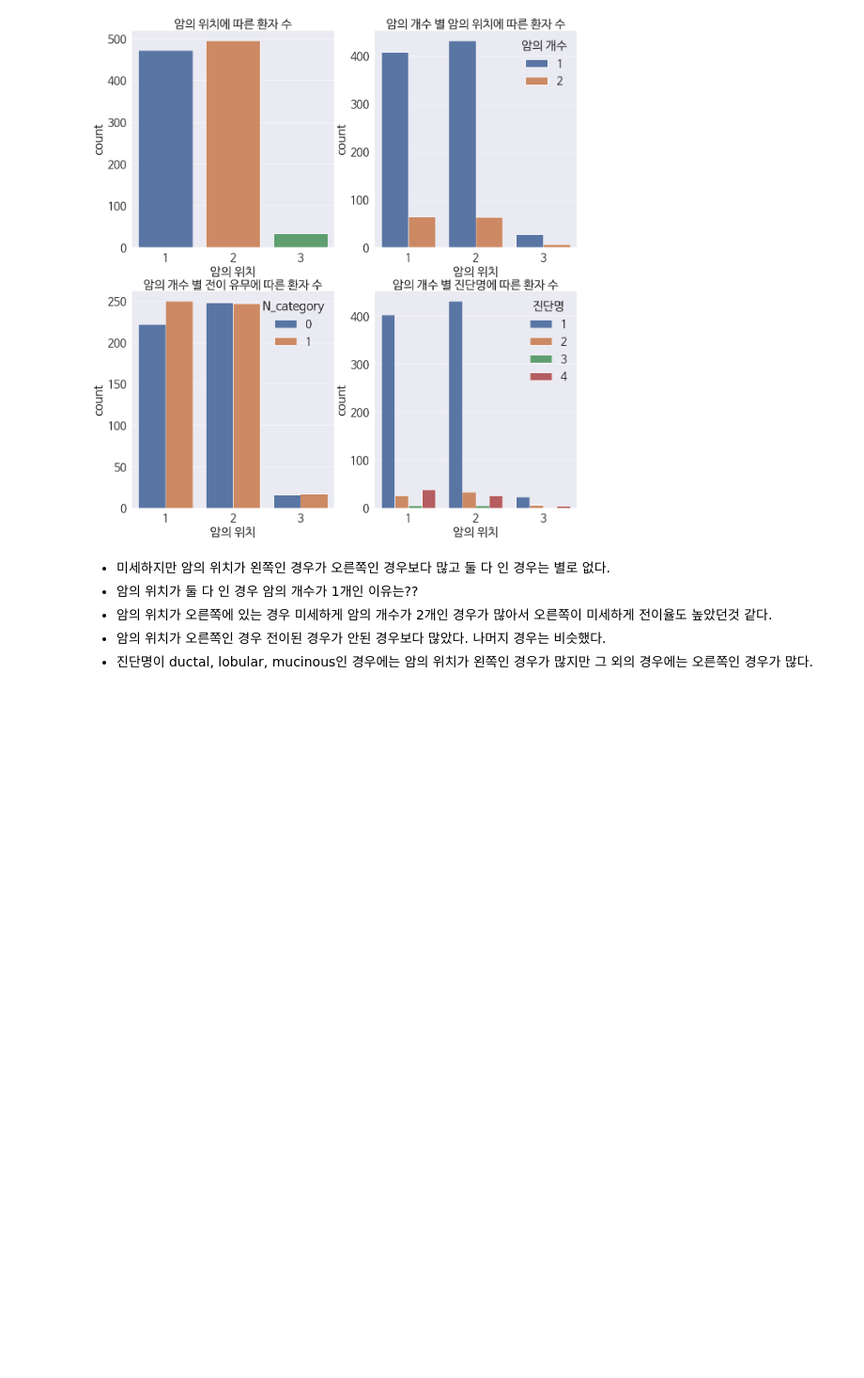
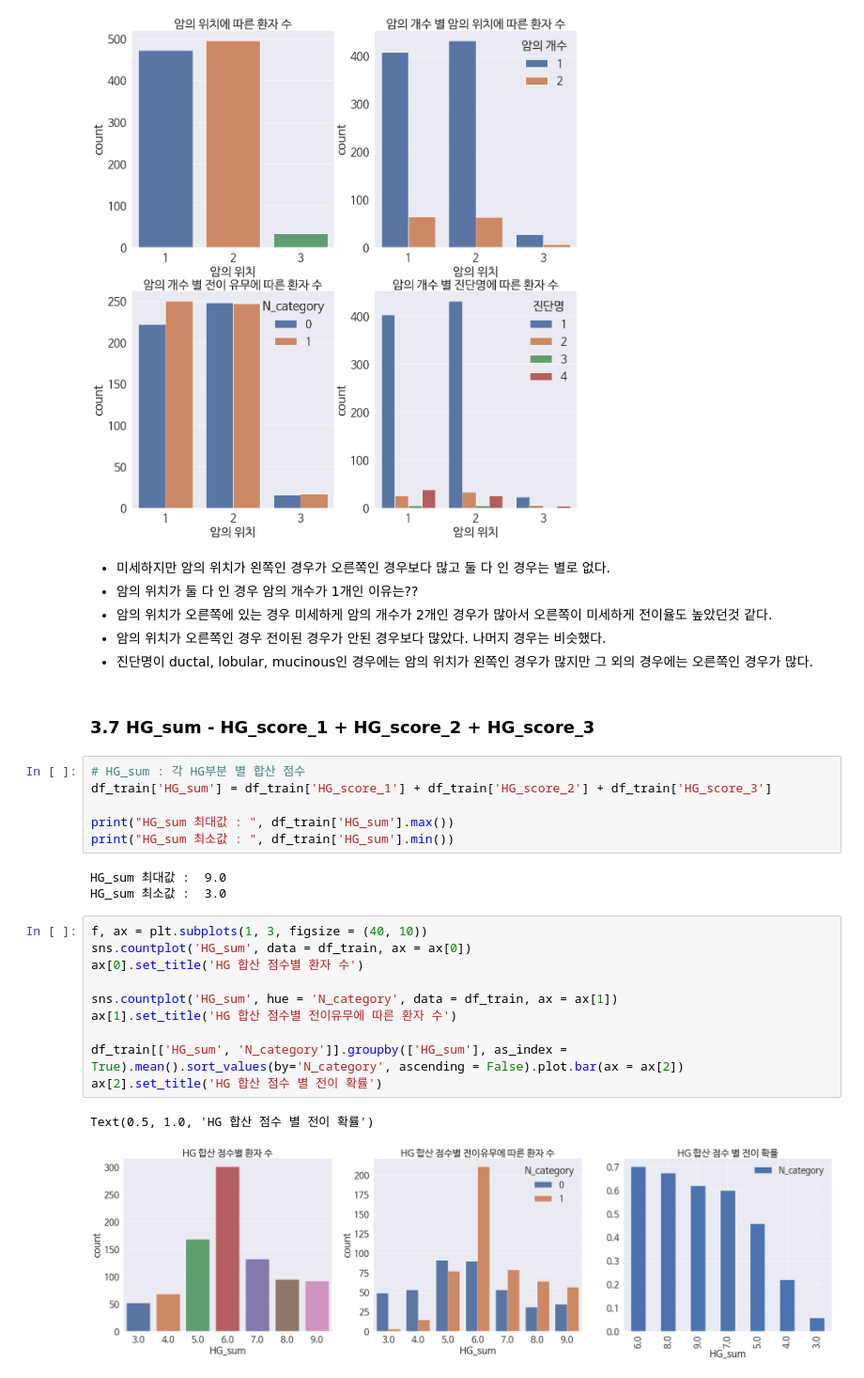
Before and after one commit to JaeHong-Park987/Pulse_lymph, a Jupyter notebook: 유방암의 임파선 전이 예측.ipynb, the cells around one changed output. Shown at 94% size. Drawn from its saved outputs; the diff is of its cells as text; blank space fills up the shorter version.

```diff
--- a/유방암의 임파선 전이 예측.ipynb
+++ b/유방암의 임파선 전이 예측.ipynb
@@ -365,3 +365,27 @@ Text(0.5, 1.0, '암의 개수 별 진단명에 따른 환자 수')
 * 암의 위치가 오른쪽에 있는 경우 미세하게 암의 개수가 2개인 경우가 많아서 오른쪽이 미세하게 전이율도 높았던것 같다.
 * 암의 위치가 오른쪽인 경우 전이된 경우가 안된 경우보다 많았다. 나머지 경우는 비슷했다.
 * 진단명이 ductal, lobular, mucinous인 경우에는 암의 위치가 왼쪽인 경우가 많지만 그 외의 경우에는 오른쪽인 경우가 많다.
+# %% [markdown]
+### 3.7 HG_sum - HG_score_1 + HG_score_2 + HG_score_3
+# %%
+# HG_sum : 각 HG부분 별 합산 점수
+df_train['HG_sum'] = df_train['HG_score_1'] + df_train['HG_score_2'] + df_train['HG_score_3']
+
+print("HG_sum 최대값 : ", df_train['HG_sum'].max())
+print("HG_sum 최소값 : ", df_train['HG_sum'].min())
+# %% [output]
+HG_sum 최대값 :  9.0
+HG_sum 최소값 :  3.0
+# %%
+f, ax = plt.subplots(1, 3, figsize = (40, 10))
+sns.countplot('HG_sum', data = df_train, ax = ax[0])
+ax[0].set_title('HG 합산 점수별 환자 수')
+
+sns.countplot('HG_sum', hue = 'N_category', data = df_train, ax = ax[1])
+ax[1].set_title('HG 합산 점수별 전이유무에 따른 환자 수')
+
+df_train[['HG_sum', 'N_category']].groupby(['HG_sum'], as_index = True).mean().sort_values(by='N_category', ascending = False).plot.bar(ax = ax[2])
+ax[2].set_title('HG 합산 점수 별 전이 확률')
+# %% [output]
+Text(0.5, 1.0, 'HG 합산 점수 별 전이 확률')
+[figure, added]
```
